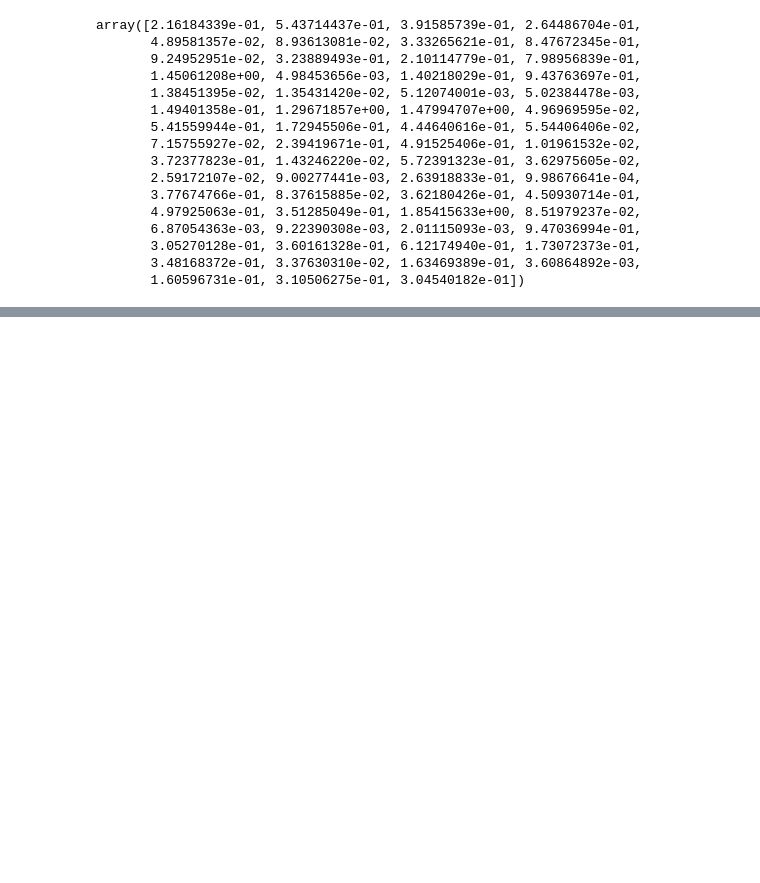
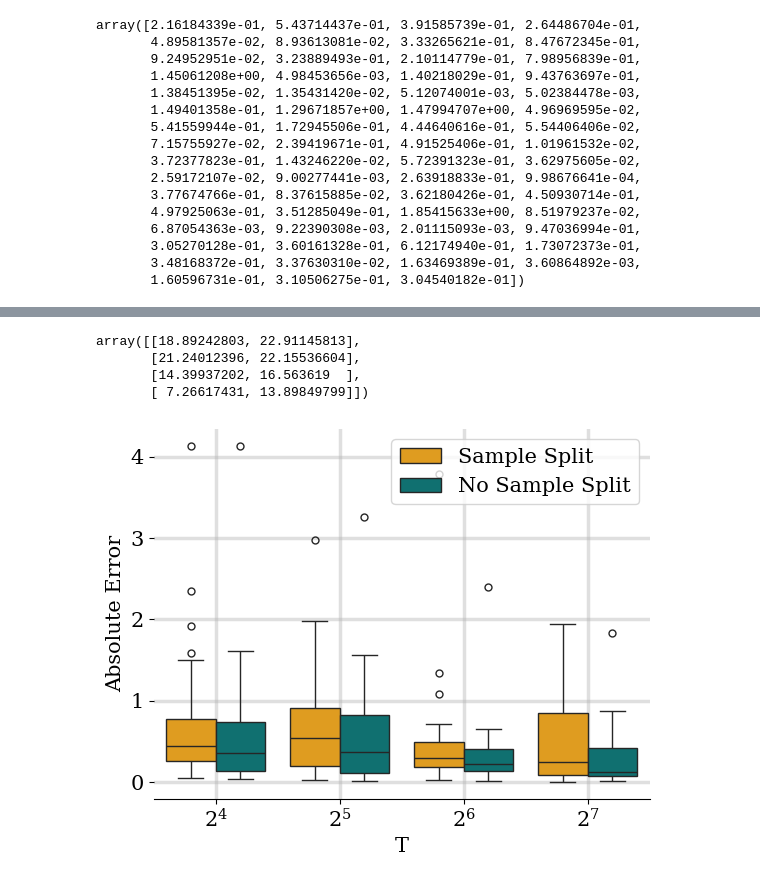
Before and after one commit to calebchin/DRNN, a Jupyter notebook: drnn_sims.ipynb, the cells around one changed output, grey strips where cells are left out. Saved outputs shown, nothing was run; the diff lists cells and outputs as text; code cells hidden in the pictures; blank space fills up the shorter version.

```diff
--- a/drnn_sims.ipynb
+++ b/drnn_sims.ipynb
@@ -297,3 +317,18 @@ usvt_ests = np.load(direc + "/drnn_full_bugll42_ssplit_mcar_N4_7_blin_uv11_d4_p5
+# %%
+ssplit_direc = "./ssplit_results"
+drnn_err_ssplit = np.load(ssplit_direc + "/drnn_exp2_bug_ssplit_mcar_N4_7_blin_uv11_d4_p5_abs_err.npy")
+drnn_err_full = np.load(ssplit_direc + "/drnn_exp2_bug_full_mcar_N4_7_blin_uv11_d4_p5_abs_err.npy")
+unit_err_ssplit = np.load(ssplit_direc + "/drnn_exp2_bug_ssplit_mcar_N4_7_blin_uv11_d4_p5_unit_abs_err.npy")
+unit_err_full = np.load(ssplit_direc + "/drnn_exp2_bug_full_mcar_N4_7_blin_uv11_d4_p5_unit_abs_err.npy")
+time_err_ssplit = np.load(ssplit_direc + "/drnn_exp2_bug_ssplit_mcar_N4_7_blin_uv11_d4_p5_time_abs_err.npy")
+time_err_full = np.load(ssplit_direc + "/drnn_exp2_bug_full_mcar_N4_7_blin_uv11_d4_p5_time_abs_err.npy")
+
+drnn_eta_ssplit = np.load(ssplit_direc + "/drnn_exp2_bug_ssplit_mcar_N4_7_blin_uv11_d4_p5_abs_eta.npy")
+drnn_eta_full = np.load(ssplit_direc + "/drnn_exp2_bug_full_mcar_N4_7_blin_uv11_d4_p5_abs_eta.npy")
+unit_eta_ssplit = np.load(ssplit_direc + "/drnn_exp2_bug_ssplit_mcar_N4_7_blin_uv11_d4_p5_unit_abs_eta.npy")
+unit_eta_full = np.load(ssplit_direc + "/drnn_exp2_bug_full_mcar_N4_7_blin_uv11_d4_p5_unit_abs_eta.npy")
+time_eta_ssplit = np.load(ssplit_direc + "/drnn_exp2_bug_ssplit_mcar_N4_7_blin_uv11_d4_p5_time_abs_eta.npy")
+time_eta_full = np.load(ssplit_direc + "/drnn_exp2_bug_full_mcar_N4_7_blin_uv11_d4_p5_time_abs_eta.npy")
 # %%
 drnn_eta = np.load(direc + "/drnn_tstfull_allssplit_mcar_N4_6_blin_uv0505_d4_p5_abs_eta.npy")
 # %%
@@ -668,0 +752,53 @@ plt.savefig("drnn_variation_abs_error_NT128.pdf", bbox_inches = "tight")
+# %%
+np.mean(drnn_eta_ssplit, axis =1)
+# %% [output]
+array([[18.89242803, 22.91145813],
+       [21.24012396, 22.15536604],
+       [14.39937202, 16.563619  ],
+       [ 7.26617431, 13.89849799]])
+# %%
+error_array = drnn_err_ssplit
+
+matrix_sizes = ["$\mathdefault{2^4}$", "$\mathdefault{2^5}$", "$\mathdefault{2^6}$", "$\mathdefault{2^7}$"]
+
+# Create a DataFrame
+df_drnn_ssplit_errors = pd.DataFrame({
+    'Matrix Size': np.repeat(matrix_sizes, drnn_err_ssplit.shape[1]),
+    'Error': drnn_err_ssplit.flatten()
+})
+df_drnn_ssplit_errors["split"] = "ssplit"
+
+df_drnn_full_errors = pd.DataFrame({
+    'Matrix Size': np.repeat(matrix_sizes, drnn_err_full.shape[1]),
+    'Error': drnn_err_full.flatten()
+})
+df_drnn_full_errors["split"] = "full"
+
+df_drnn_errors = pd.concat([df_drnn_ssplit_errors, df_drnn_full_errors])
+
+fig, ax1 = plt.subplots()
+flierprops = dict(marker='o', markersize=5, linestyle='none', color='grey')
+palette = {'ssplit': 'orange', 'full': 'teal'}  # Replace with your actual categories and desired colors
+#palette = [cb_palette[3], cb_palette[2]]
+sns.boxplot(df_drnn_errors, x='Matrix Size', y='Error', hue='split', ax=ax1, flierprops=flierprops, palette=palette)
+for patch in ax1.patches:
+    r, g, b, a = patch.get_facecolor()
+    patch.set_facecolor((r, g, b, 1))  # Set alpha to 0.5 for 50% transparency
+ax1 = plt.gca()
+ax1.spines['top'].set_visible(False)
+ax1.spines['right'].set_visible(False)
+ax1.spines['left'].set_visible(False)
+ax1.grid(True, alpha=0.4)
+ax1.set_xlabel('T')
+#ax1.set_ylabel(r"$|\hat{\theta}_{1, 1} - \theta_{1, 1}|$", fontsize=15)
+ax1.set_ylabel("Absolute Error")
+# fmt = mpl.ticker.StrMethodFormatter("{x}")
+# ax1.xaxis.set_major_formatter(fmt)
+# ax1.yaxis.set_major_formatter(fmt)
+handles, labels = ax1.get_legend_handles_labels()
+ax1.legend(handles, ['Sample Split', 'No Sample Split'], title='')
+#plt.xscale('log', base=2)
+
+plt.savefig("drnn_ssplit_exp_nonlin_sinh.pdf", bbox_inches = "tight")
+# %% [output]
+[figure, added]
```
Also changed, not shown: parts of 17 cells of this notebook, 6 other files.
